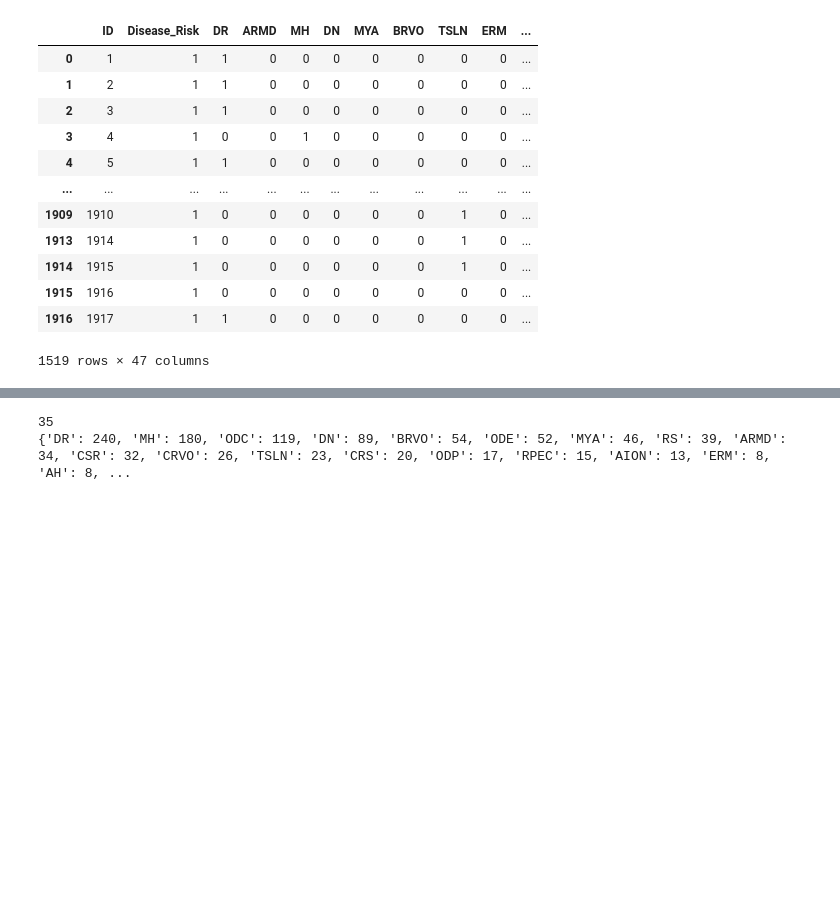
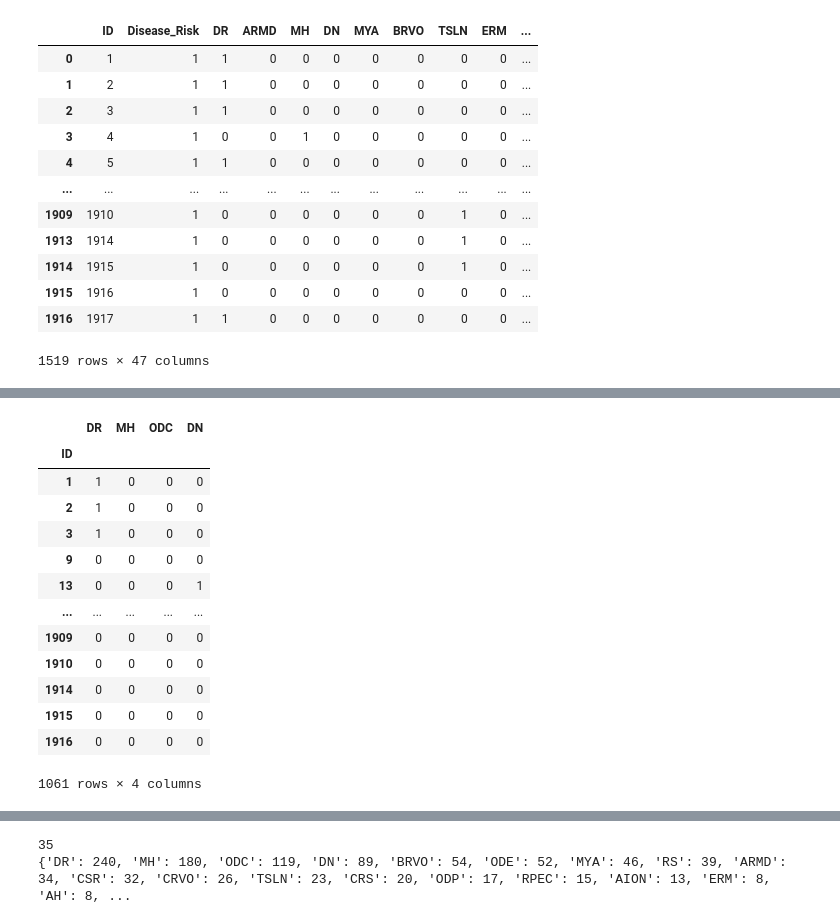
Before and after one commit to gomezpaula658/eye_spy_peekaboo_for_health, a Jupyter notebook: notebooks/data_balance_stage2.ipynb, the cells around one changed output, grey strips where cells are left out. Drawn from its saved outputs; the diff is of its cells as text; code cells hidden in the pictures; blank space fills up the shorter version.

```diff
--- a/notebooks/data_balance_stage2.ipynb
+++ b/notebooks/data_balance_stage2.ipynb
@@ -108,0 +182,18 @@ df_MH = df_MH[df_MH.MH == 1]
+# %%
+df_unhealthy_top4 = df_unhealthy_noIDRisk[['DR','MH','ODC','DN']]
+df_unhealthy_top4
+# %% [output]
+|  | DR | MH | ODC | DN |
+| ID |  |  |  |  |
+| 1 | 1 | 0 | 0 | 0 |
+| 2 | 1 | 0 | 0 | 0 |
+| 3 | 1 | 0 | 0 | 0 |
+| 9 | 0 | 0 | 0 | 0 |
+| 13 | 0 | 0 | 0 | 1 |
+| ... | ... | ... | ... | ... |
+| 1909 | 0 | 0 | 0 | 0 |
+| 1910 | 0 | 0 | 0 | 0 |
+| 1914 | 0 | 0 | 0 | 0 |
+| 1915 | 0 | 0 | 0 | 0 |
+| 1916 | 0 | 0 | 0 | 0 |
+1061 rows × 4 columns
```
Also changed, not shown: parts of 32 cells of this notebook.
